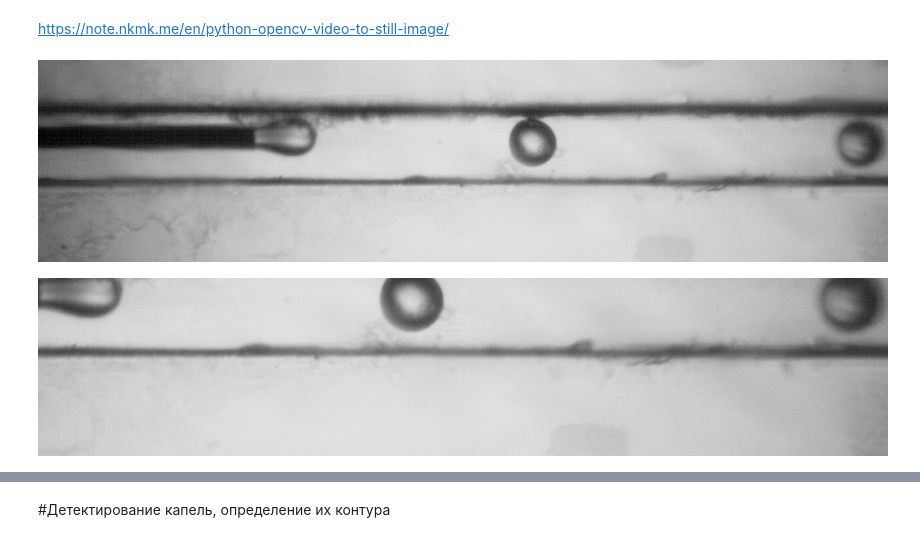
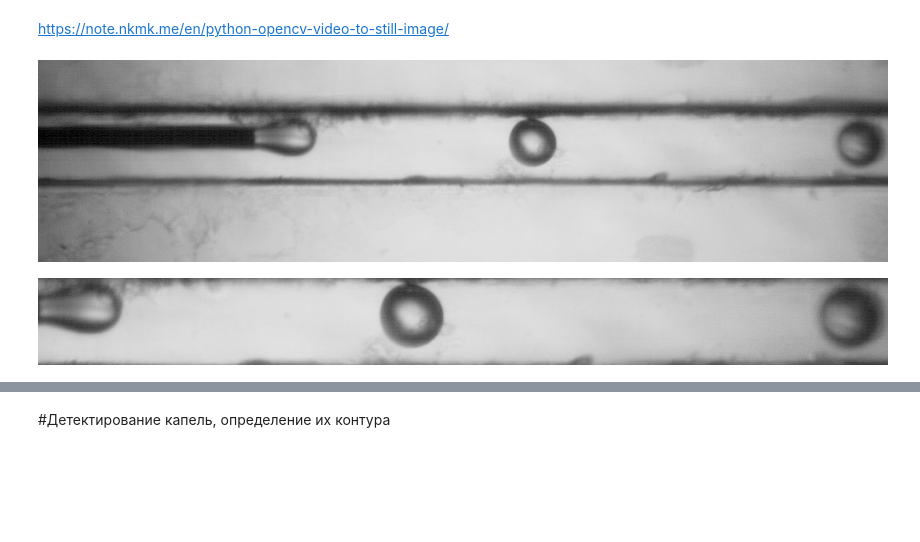
Before and after one commit to odheL42/NSU-senior-project, a Jupyter notebook: data_preprocessing.ipynb, the cells around one changed output, grey strips where cells are left out. Drawn from its saved outputs; the diff is of its cells as text; code cells hidden in the pictures; blank space fills up the shorter version.

```diff
--- a/data_preprocessing.ipynb
+++ b/data_preprocessing.ipynb
@@ -92,12 +95,12 @@ save_all_frames('/content/drive/MyDrive/dataset_nsu_senProj/oil_0p05ml_water_0ml
 # %%
 from google.colab.patches import cv2_imshow
 frame_to_cut = '/content/drive/MyDrive/dataset_nsu_senProj/result/sample_video_img_0000.jpg'
 res = cv2.imread(frame_to_cut)
-res1 = res[:, 325:]
+res1 = res[82:180, 325:]
 #Image.open(frame_to_cut)
 print('\n')
 cv2_imshow(res)
 cv2_imshow(res1)
 # %% [output]
 [figure]
-[figure, old version]
+[figure, new version]
```
Also changed, not shown: parts of 4 cells of this notebook.
